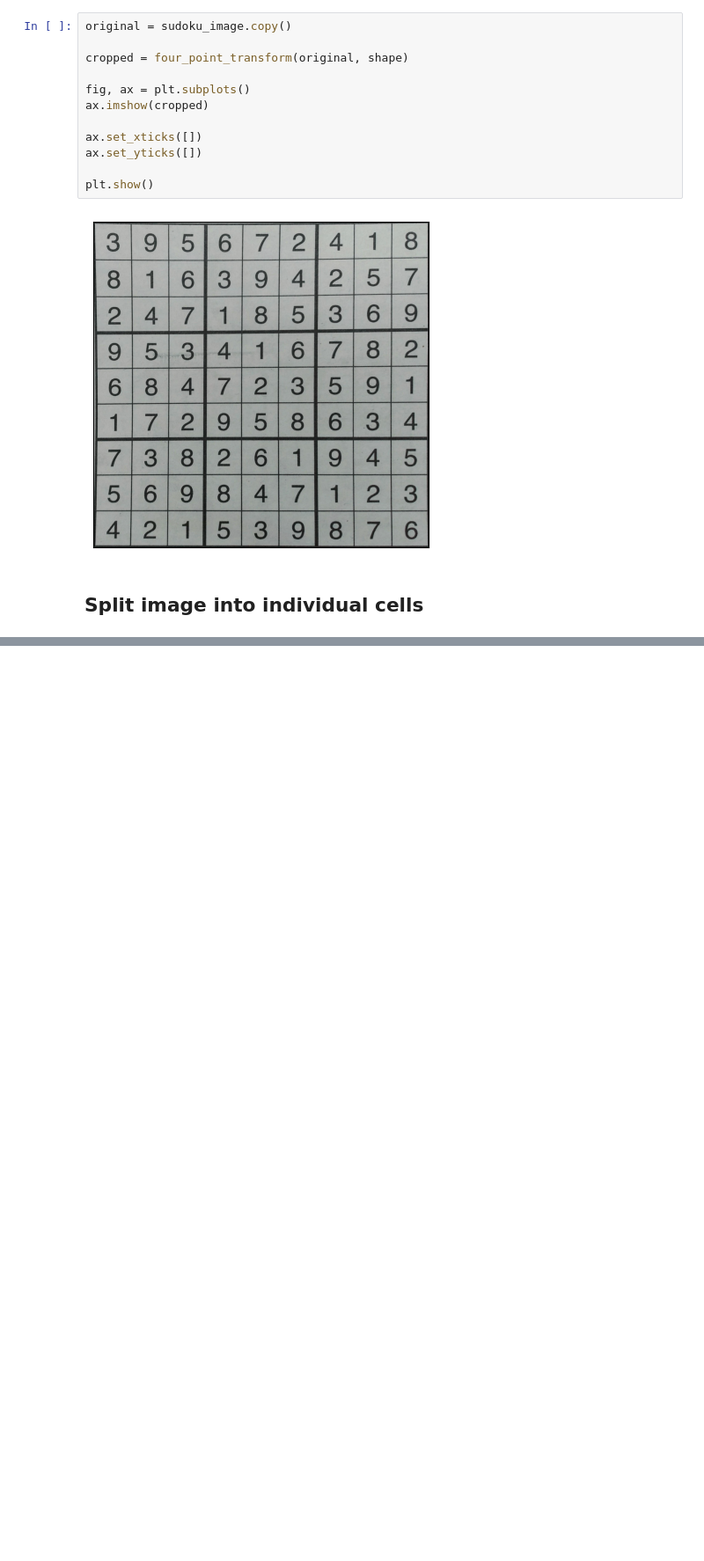
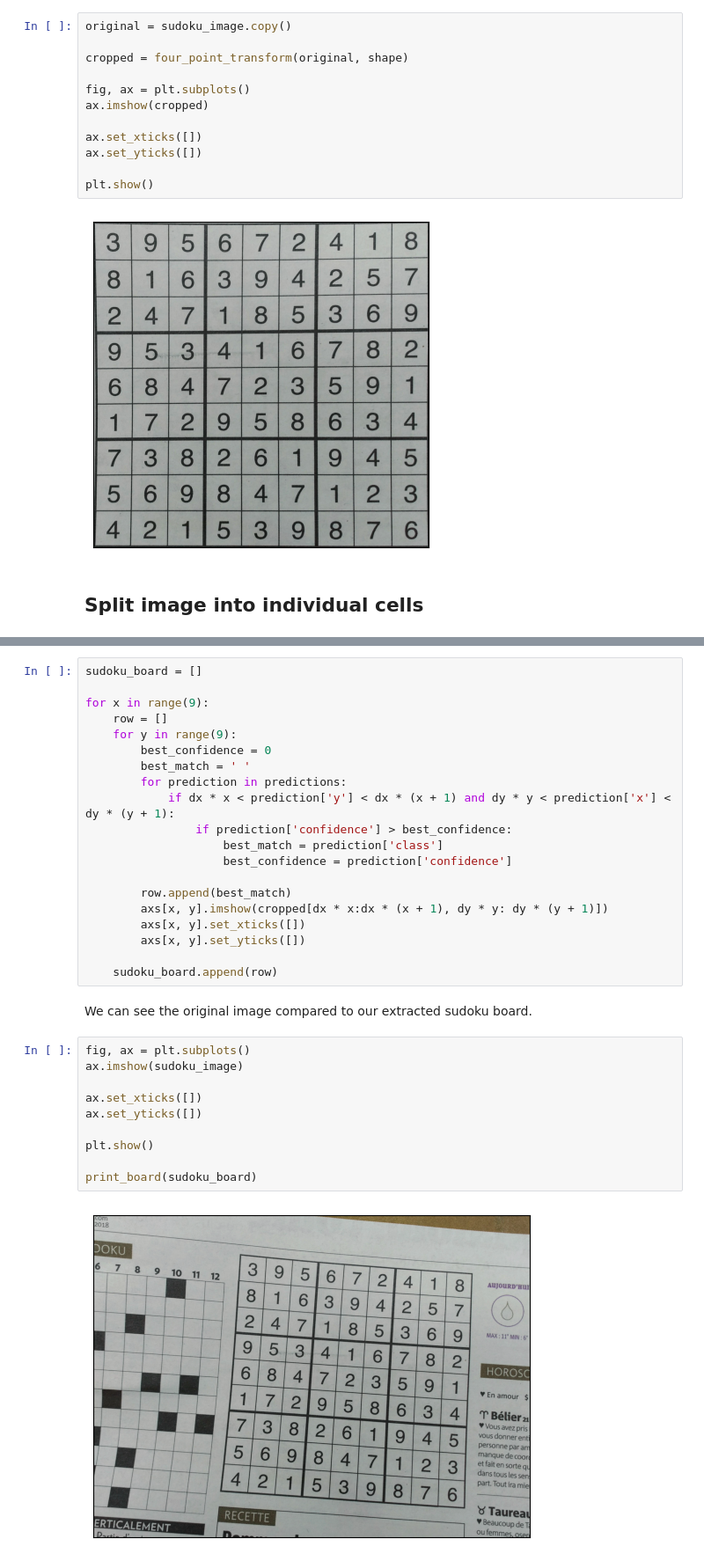
Before and after one commit to mschettewi/Sudoku-Vision, a Jupyter notebook: Sudoku.ipynb, the cells around one changed output, grey strips where cells are left out. Shown at 88% size. Saved outputs shown, nothing was run; the diff lists cells and outputs as text; blank space fills up the shorter version.

```diff
--- a/Sudoku.ipynb
+++ b/Sudoku.ipynb
@@ -248,0 +321,34 @@ plt.show()
+# %%
+sudoku_board = []
+
+for x in range(9):
+    row = []
+    for y in range(9):
+        best_confidence = 0
+        best_match = ' '
+        for prediction in predictions:
+            if dx * x < prediction['y'] < dx * (x + 1) and dy * y < prediction['x'] < dy * (y + 1):
+                if prediction['confidence'] > best_confidence:
+                    best_match = prediction['class']
+                    best_confidence = prediction['confidence']
+
+        row.append(best_match)
+        axs[x, y].imshow(cropped[dx * x:dx * (x + 1), dy * y: dy * (y + 1)])
+        axs[x, y].set_xticks([])
+        axs[x, y].set_yticks([])
+
+    sudoku_board.append(row)
+# %% [markdown]
+We can see the original image compared to our extracted sudoku board.
+# %%
+fig, ax = plt.subplots()
+ax.imshow(sudoku_image)
+
+ax.set_xticks([])
+ax.set_yticks([])
+
+plt.show()
+
+print_board(sudoku_board)
+# %% [output]
+[figure, added]
```
Also changed, not shown: parts of 16 cells of this notebook, 2 other files.
